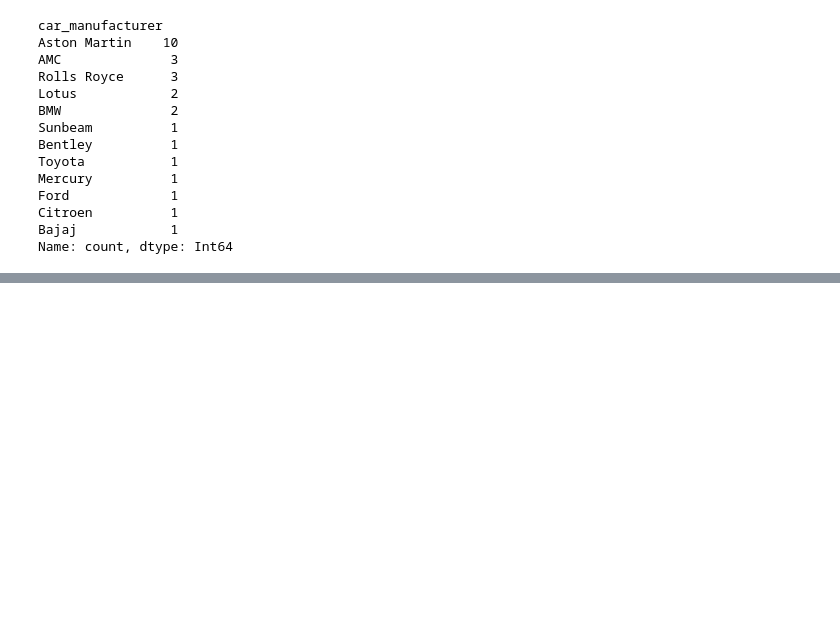
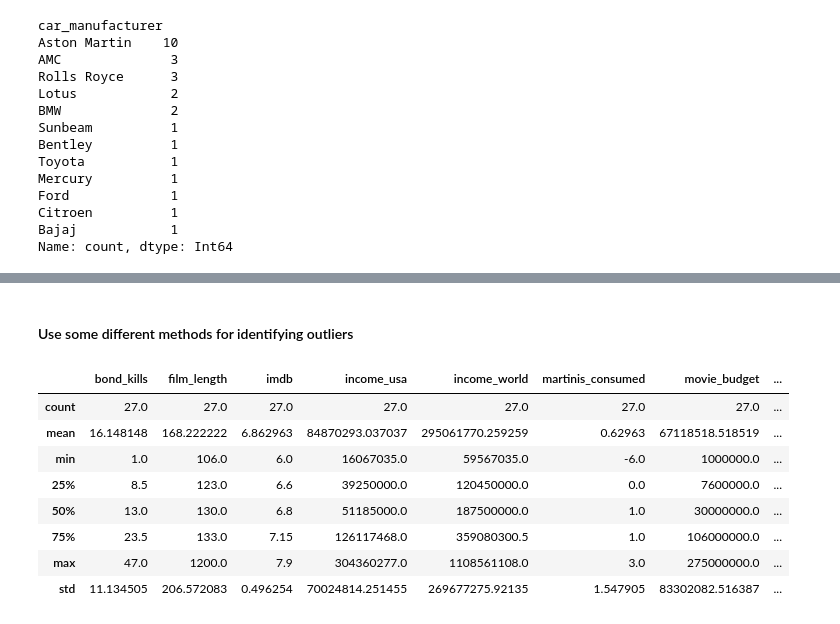
Before and after one commit to curtpond/eda, a Jupyter notebook: james-bond.ipynb, the cells around one changed output, grey strips where cells are left out. Saved outputs shown, nothing was run; the diff lists cells and outputs as text; code cells hidden in the pictures; blank space fills up the shorter version.

```diff
--- a/james-bond.ipynb
+++ b/james-bond.ipynb
@@ -225,0 +230,15 @@ data['bond_actor'].value_counts().plot(kind='barh')
+# %% [markdown]
+#### Use some different methods for identifying outliers
+# %%
+# Look at all the data
+data.describe()
+# %% [output]
+|  | bond_kills | film_length | imdb | income_usa | income_world | martinis_consumed | movie_budget | ... |
+| count | 27.0 | 27.0 | 27.0 | 27.0 | 27.0 | 27.0 | 27.0 | ... |
+| mean | 16.148148 | 168.222222 | 6.862963 | 84870293.037037 | 295061770.259259 | 0.62963 | 67118518.518519 | ... |
+| min | 1.0 | 106.0 | 6.0 | 16067035.0 | 59567035.0 | -6.0 | 1000000.0 | ... |
+| 25% | 8.5 | 123.0 | 6.6 | 39250000.0 | 120450000.0 | 0.0 | 7600000.0 | ... |
+| 50% | 13.0 | 130.0 | 6.8 | 51185000.0 | 187500000.0 | 1.0 | 30000000.0 | ... |
+| 75% | 23.5 | 133.0 | 7.15 | 126117468.0 | 359080300.5 | 1.0 | 106000000.0 | ... |
+| max | 47.0 | 1200.0 | 7.9 | 304360277.0 | 1108561108.0 | 3.0 | 275000000.0 | ... |
+| std | 11.134505 | 206.572083 | 0.496254 | 70024814.251455 | 269677275.92135 | 1.547905 | 83302082.516387 | ... |
```
Also changed, not shown: parts of 12 cells of this notebook.
